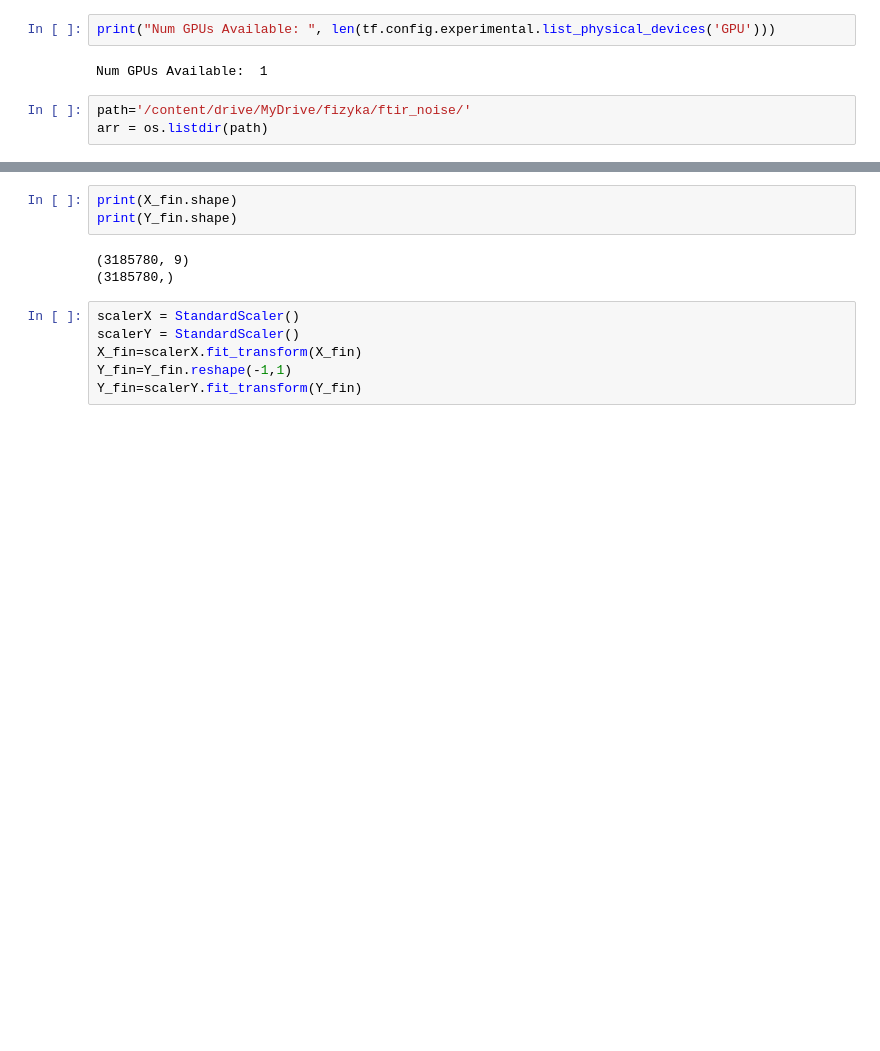
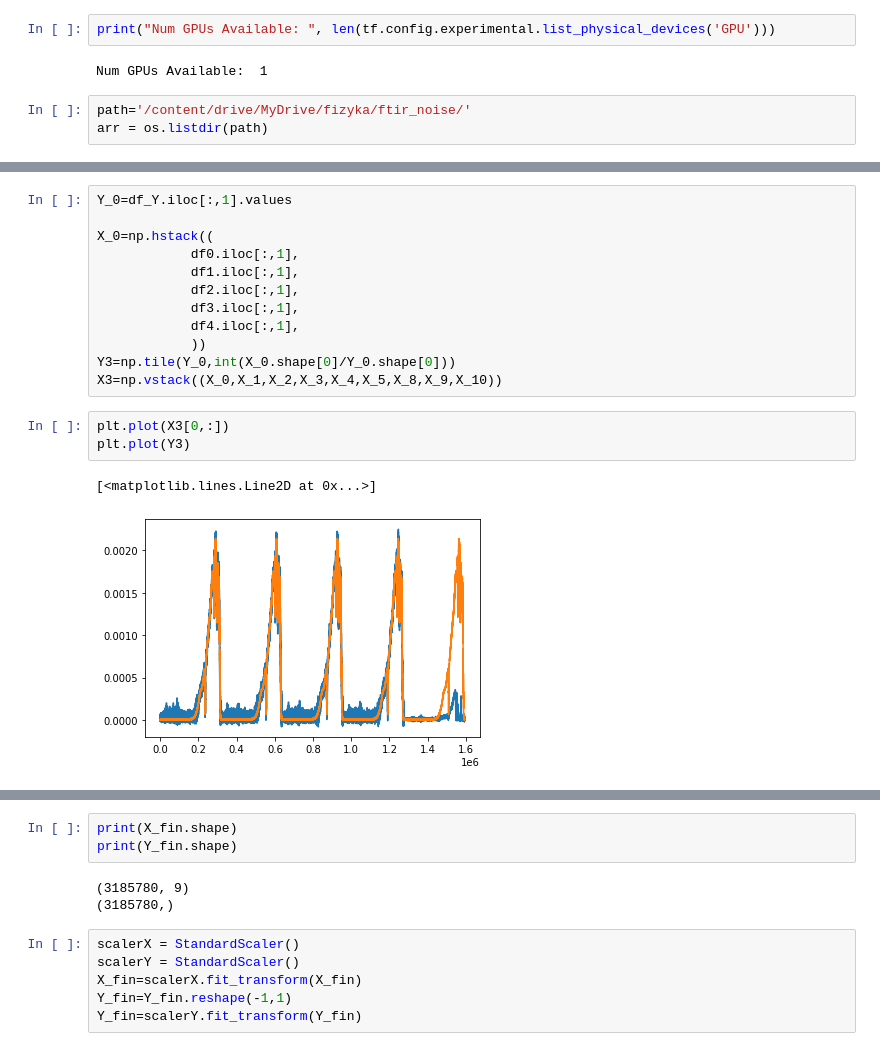
Before and after one commit to Ammon1/Math, a Jupyter notebook: noise_D.ipynb, the cells around one changed output, grey strips where cells are left out. Cells and saved outputs as stored; diff of their text form; blank space fills up the shorter version.

```diff
--- a/noise_D.ipynb
+++ b/noise_D.ipynb
@@ -132,0 +198,18 @@ X1=np.vstack((X_0,X_1,X_2,X_3,X_4,X_5,X_8,X_9,X_10))
+# %%
+Y_0=df_Y.iloc[:,1].values
+
+X_0=np.hstack((
+            df0.iloc[:,1],
+            df1.iloc[:,1],
+            df2.iloc[:,1],
+            df3.iloc[:,1],
+            df4.iloc[:,1],
+            ))
+Y3=np.tile(Y_0,int(X_0.shape[0]/Y_0.shape[0]))
+X3=np.vstack((X_0,X_1,X_2,X_3,X_4,X_5,X_8,X_9,X_10))
+# %%
+plt.plot(X3[0,:])
+plt.plot(Y3)
+# %% [output]
+[<matplotlib.lines.Line2D at 0x...>]
+[figure, added]
```
Also changed, not shown: parts of 19 cells of this notebook.
